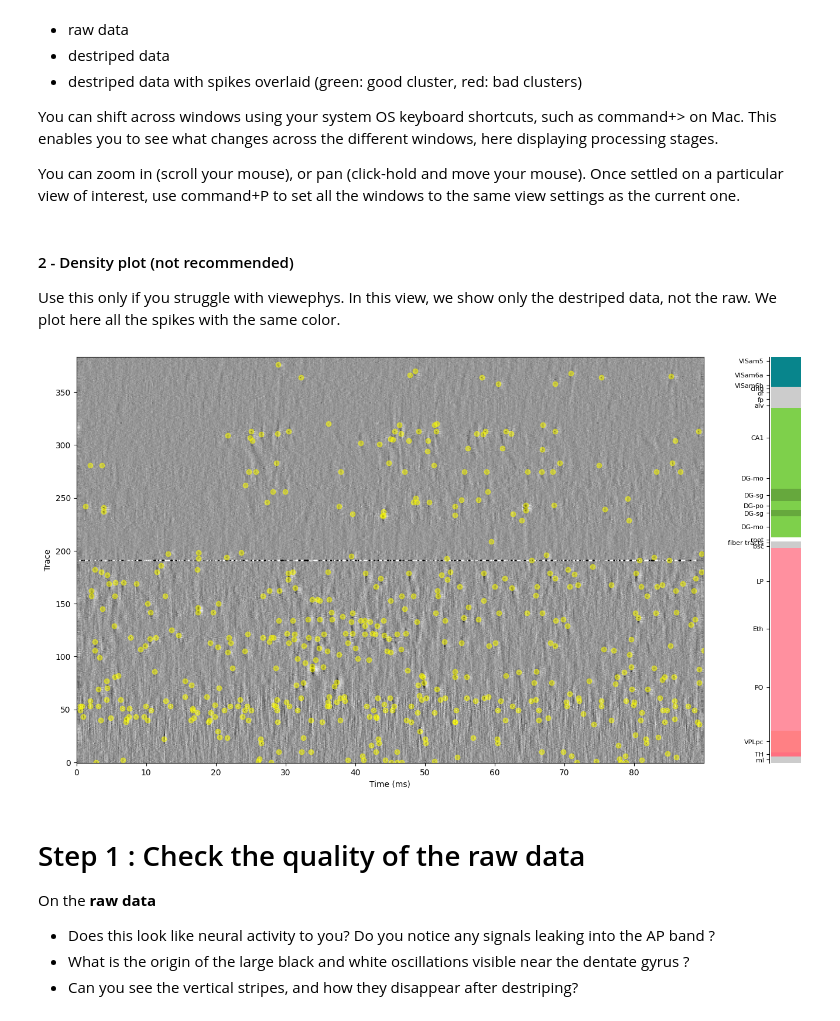
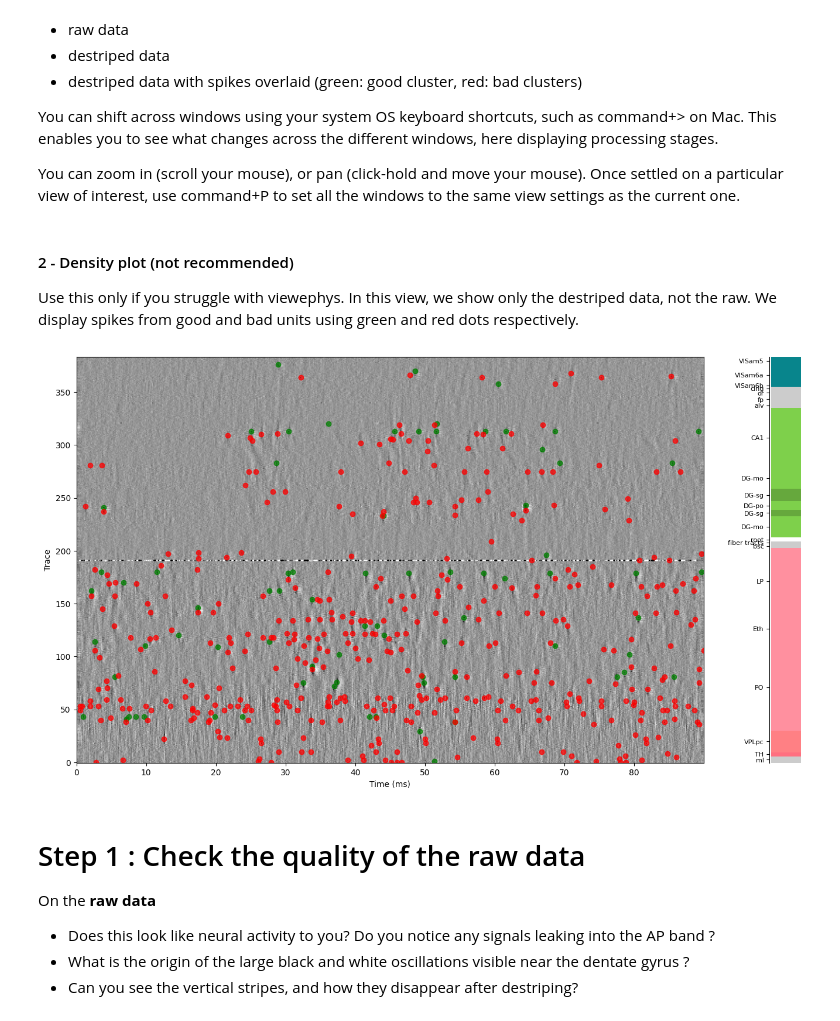
Before and after one commit to int-brain-lab/neuropixels_course_2024, a Jupyter notebook: viewephys/Check output of spike sorting.ipynb, the cells around one changed output. Cells and saved outputs as stored; diff of their text form; code cells hidden in the pictures.

Commit message:
good/bad units on Density plot

```diff
--- a/viewephys/Check output of spike sorting.ipynb
+++ b/viewephys/Check output of spike sorting.ipynb
@@ -92,22 +92,23 @@ evs['ap_des_clu'].ctrl.add_scatter(ss_good, sc_good, rgb=(0, 255, 0), label='goo
 # %% [markdown]
 #### 2 - Density plot (not recommended)
 Use this only if you struggle with viewephys. In this view, we show only the destriped data, not the raw.
-We plot here all the spikes with the same color.
+We display spikes from good and bad units using green and red dots respectively.
 # %%
 # Display using Density
 fig, axs = plt.subplots(1, 2, gridspec_kw={
     'width_ratios': [.95, .05]}, figsize=(16, 9), sharex='col')
-# You could change the variable to "raw_ap" if you wanted to see the raw data, using the same gain
+# You could change the variable to "raw_ap" if you wanted to see the raw data, using gain=-85.
 Density(destriped, fs=sr_ap.fs, taxis=1, gain=-91., ax=axs[0])
-# You could change the variables to "ss_good",  "sc_good", color="green" if you wanted to display only good units
-axs[0].scatter(ss, sc, color="yellow", alpha=0.5)
+# We display goog units in green, bad units in red
+axs[0].scatter(ss_good, sc_good, color="green", alpha=0.75)
+axs[0].scatter(ss_bad, sc_bad, color="red", alpha=0.75)
 
 # Plot brain regions in another column
 plot_brain_regions(channels["atlas_id"], channel_depths=channels["axial_um"], ax = axs[1], display=True)
 
 plt.show()
 # %% [output]
-[figure, old version]
+[figure, new version]
 # %% [markdown]
 # Step 1 : Check the quality of the raw data
 On the **raw data**
```
